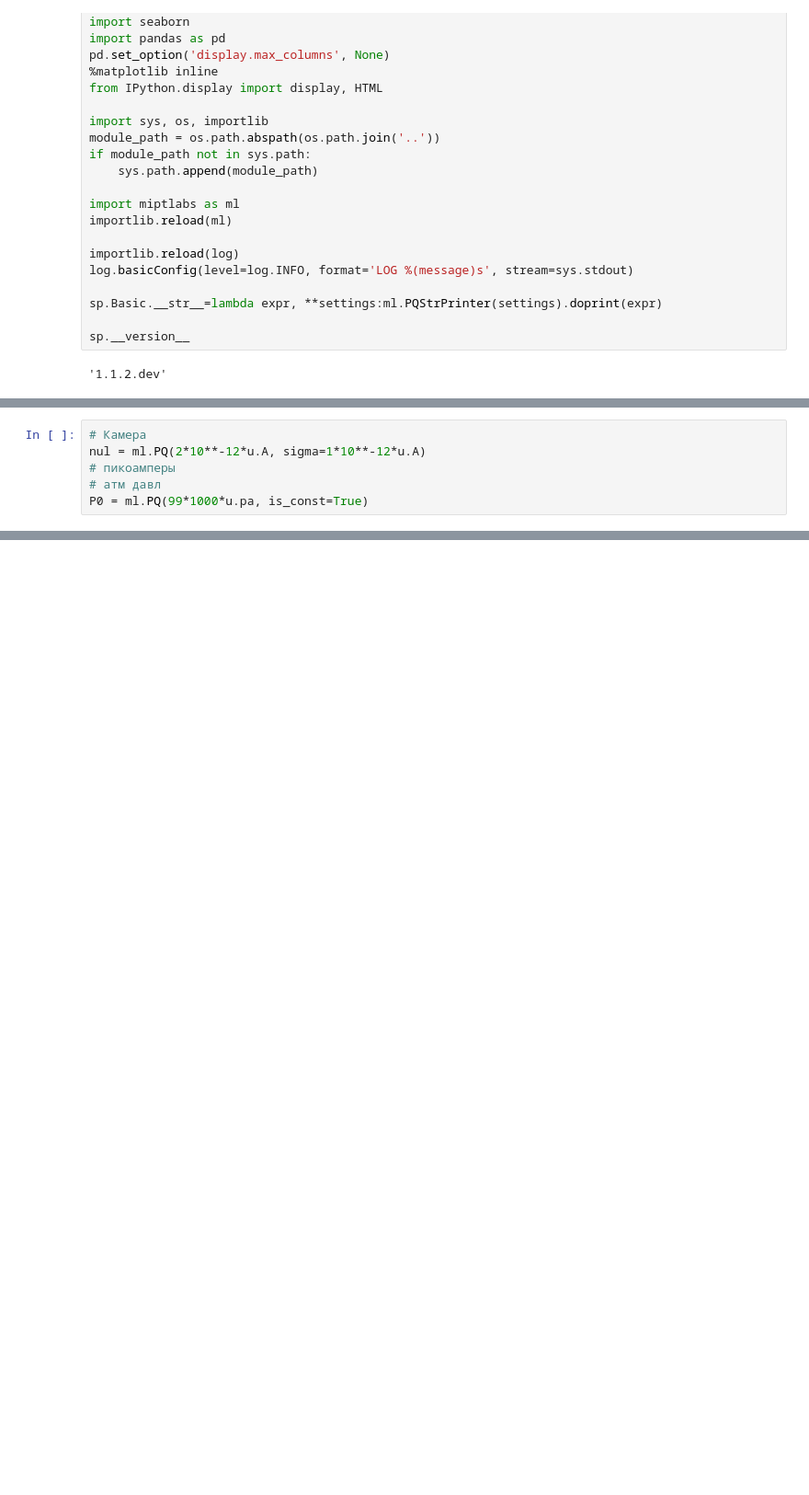
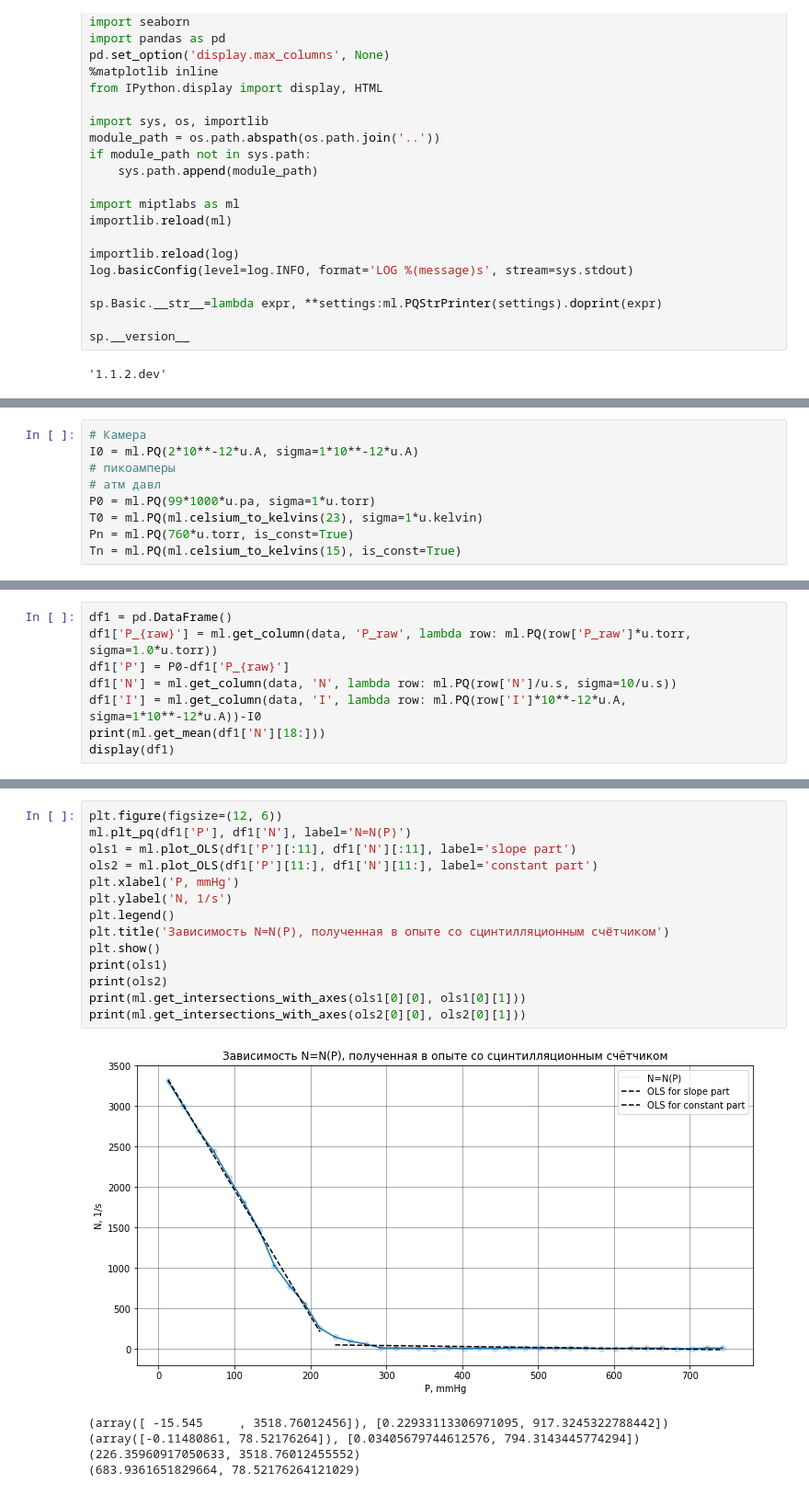
Before and after one commit to Wiki-fan/miptlabs, a Jupyter notebook: К 4.2 Альфа-частицы/lab4.2.ipynb, the cells around one changed output, grey strips where cells are left out. Shown: that part at 92% size. Drawn from its saved outputs; the diff is of its cells as text; blank space fills up the shorter version.

```diff
--- a/К 4.2 Альфа-частицы/lab4.2.ipynb
+++ b/К 4.2 Альфа-частицы/lab4.2.ipynb
@@ -54,6 +36,9 @@ display(data)
 # %%
 # Камера
-nul = ml.PQ(2*10**-12*u.A, sigma=1*10**-12*u.A)
+I0 = ml.PQ(2*10**-12*u.A, sigma=1*10**-12*u.A)
 # пикоамперы
 # атм давл
-P0 = ml.PQ(99*1000*u.pa, is_const=True)
+P0 = ml.PQ(99*1000*u.pa, sigma=1*u.torr)
+T0 = ml.PQ(ml.celsium_to_kelvins(23), sigma=1*u.kelvin)
+Pn = ml.PQ(760*u.torr, is_const=True)
+Tn = ml.PQ(ml.celsium_to_kelvins(15), is_const=True)
@@ -65,0 +45,8 @@ P0.repr_as(u.torr)-needed
+# %%
+df1 = pd.DataFrame()
+df1['P_{raw}'] = ml.get_column(data, 'P_raw', lambda row: ml.PQ(row['P_raw']*u.torr, sigma=1.0*u.torr))
+df1['P'] = P0-df1['P_{raw}']
+df1['N'] = ml.get_column(data, 'N', lambda row: ml.PQ(row['N']/u.s, sigma=10/u.s))
+df1['I'] = ml.get_column(data, 'I', lambda row: ml.PQ(row['I']*10**-12*u.A, sigma=1*10**-12*u.A))-I0
+print(ml.get_mean(df1['N'][18:]))
+display(df1)
@@ -65,0 +76,20 @@ P0.repr_as(u.torr)-needed
+# %%
+plt.figure(figsize=(12, 6))
+ml.plt_pq(df1['P'], df1['N'], label='N=N(P)')
+ols1 = ml.plot_OLS(df1['P'][:11], df1['N'][:11], label='slope part')
+ols2 = ml.plot_OLS(df1['P'][11:], df1['N'][11:], label='constant part')
+plt.xlabel('P, mmHg')
+plt.ylabel('N, 1/s')
+plt.legend()
+plt.title('Зависимость N=N(P), полученная в опыте со сцинтилляционным счётчиком')
+plt.show()
+print(ols1)
+print(ols2)
+print(ml.get_intersections_with_axes(ols1[0][0], ols1[0][1]))
+print(ml.get_intersections_with_axes(ols2[0][0], ols2[0][1]))
+# %% [output]
+[figure, added]
+(array([ -15.545     , 3518.76012456]), [0.22933113306971095, 917.3245322788442])
+(array([-0.11480861, 78.52176264]), [0.03405679744612576, 794.3143445774294])
+(226.35960917050633, 3518.76012455552)
+(683.9361651829664, 78.52176264121029)
```
Also changed, not shown: parts of 8 cells of this notebook, 3 other files.
